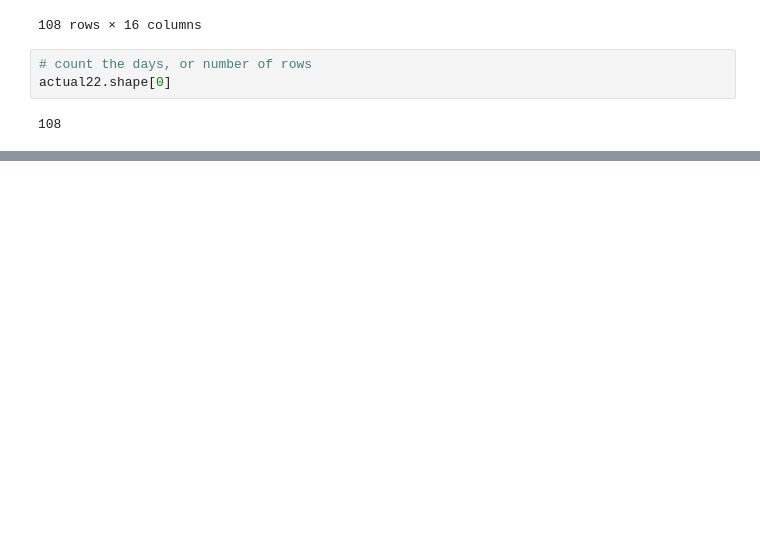
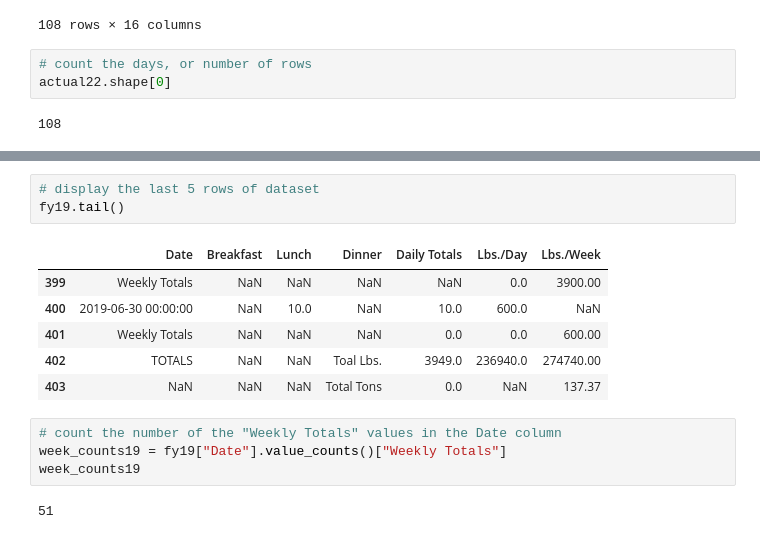
Before and after one commit to tainguyen103/CompostDataCSE, a Jupyter notebook: CSE Compost Data .ipynb, the cells around one changed output, grey strips where cells are left out. Saved outputs shown, nothing was run; the diff lists cells and outputs as text; blank space fills up the shorter version.

```diff
--- a/CSE Compost Data .ipynb
+++ b/CSE Compost Data .ipynb
@@ -249,0 +266,16 @@ actual22.shape[0]
+# %%
+# display the last 5 rows of dataset
+fy19.tail()
+# %% [output]
+|  | Date | Breakfast | Lunch | Dinner | Daily Totals | Lbs./Day | Lbs./Week |
+| 399 | Weekly Totals | NaN | NaN | NaN | NaN | 0.0 | 3900.00 |
+| 400 | 2019-06-30 00:00:00 | NaN | 10.0 | NaN | 10.0 | 600.0 | NaN |
+| 401 | Weekly Totals | NaN | NaN | NaN | 0.0 | 0.0 | 600.00 |
+| 402 | TOTALS | NaN | NaN | Toal Lbs. | 3949.0 | 236940.0 | 274740.00 |
+| 403 | NaN | NaN | NaN | Total Tons | 0.0 | NaN | 137.37 |
+# %%
+# count the number of the "Weekly Totals" values in the Date column
+week_counts19 = fy19["Date"].value_counts()["Weekly Totals"]
+week_counts19
+# %% [output]
+51
```
Also changed, not shown: parts of 17 cells of this notebook.
